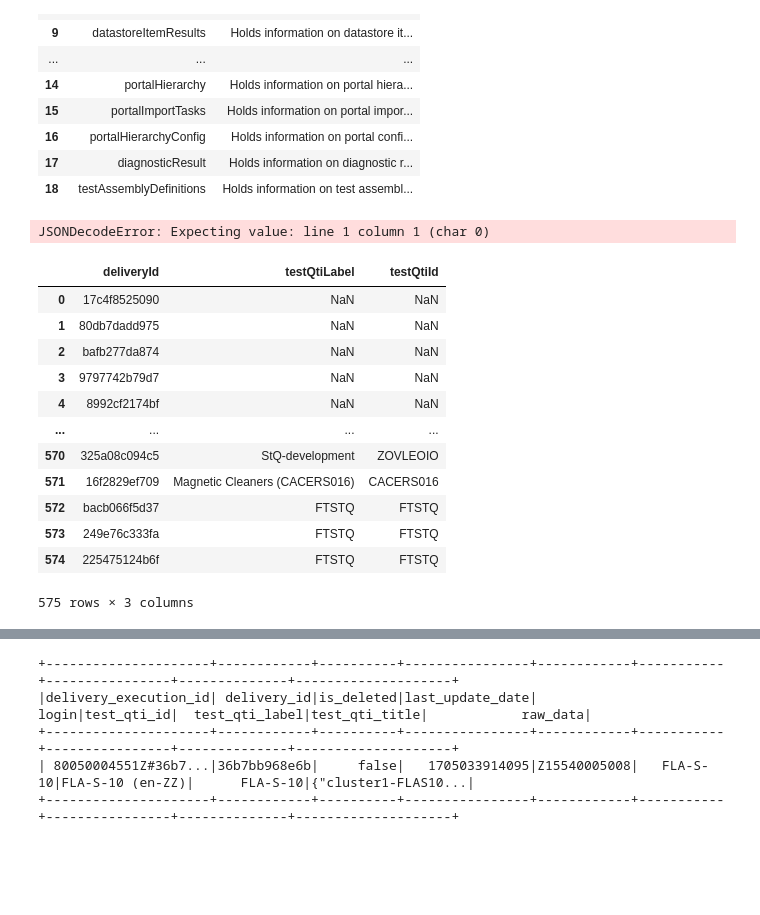
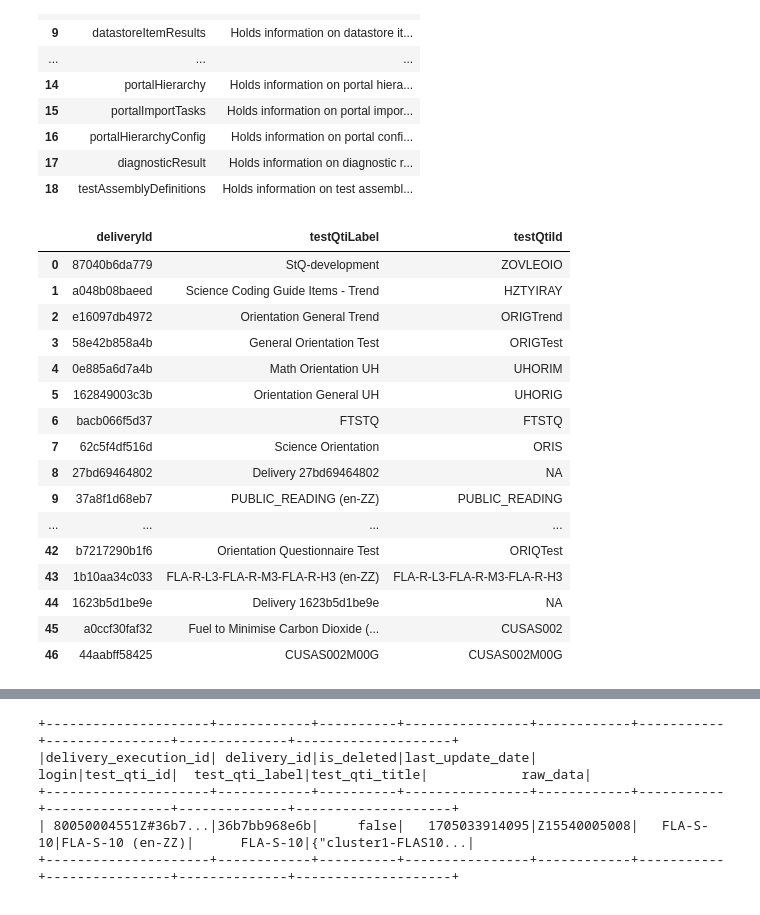
Before and after one commit to leonhead-acer/pisa2025-api-etl, a Jupyter notebook: Getting_started_with_Data_Extraction.ipynb, the cells around one changed output, grey strips where cells are left out. Saved outputs shown, nothing was run; the diff lists cells and outputs as text; code cells hidden in the pictures; blank space fills up the shorter version.

```diff
--- a/Getting_started_with_Data_Extraction.ipynb
+++ b/Getting_started_with_Data_Extraction.ipynb
@@ -234,7 +203,7 @@ df_health.text
 # %% [output]
 '{"status":"ok"}'
 # %%
-api_url_entity_list = "https://dynamic-query-api-pisa-prod.prod.gcp-eu.taocloud.org/api/v1/entity/list"
+api_url_entity_list = api_url(type=type,endpoint='entity/list')
 response = req_func(req_type = "get", url=api_url_entity_list,token=token)
 df_entity_list = pd.json_normalize(json.loads(response.text))
 df_entity_list
@@ -258,7 +227,7 @@ df_entity_list
 | 18 | testAssemblyDefinitions | Holds information on test assembl... |
 # %%
 def json_schema_get(entity,token):
-    api_entity_get = "https://dynamic-query-api-pisa-qa.staging.gcp-eu.taocloud.org/api/v1/entity/%s" % entity
+    api_entity_get = api_url(type=type,endpoint=('entity/%s' % entity))
     df_entity_schema = req_func(req_type = "get",url=api_entity_get,token=token)
     return df_entity_schema
 # %%
@@ -266,7 +235,7 @@ import pandas as pd
 
 entities = df_entity_list['name']
 
-with pd.ExcelWriter('entity_specx.xlsx') as writer:
+with pd.ExcelWriter('all_entities_spec_' + type.upper() + '_' + '.xlsx') as writer:
     for ent in entities:
         resp = json_schema_get(entity=ent,token=token)
         df = pd.json_normalize(resp.json())
@@ -279,8 +248,6 @@ with pd.ExcelWriter('entity_specx.xlsx') as writer:
                 len(str(series.name))  # len of column name/header
                 )) + 1  # adding a little extra space
             worksheet.set_column(idx, idx, max_len)  # set column width
-# %% [output]
-JSONDecodeError: Expecting value: line 1 column 1 (char 0)
 # %%
 def api_json_extract(response,entity,options=None):
 
@@ -446,23 +414,51 @@ output = api_json_extract(ent_df[ent_keys[0]], entity = ent_keys[0], options = N
+# %%
+entities = [
+  'datastoreDeliveryResults',
+  'datastoreUIEvents',
+  'datastoreDeliveries'
+]
+ent_df = {}
+
+for ent in entities:
+  url = api_url(type=type,endpoint=('search/%s' % ent))
+
+  pageSize=1000
+  entity='datastoreDeliveryResults'
+  filters=[
+    {
+      "field": "deliveryId",
+      "type": "terms",
+      "values": deliveries
+    }
+  ]
+  # filters=None
+
+  payload = payload_ent(entity=ent, pageSize=pageSize, filters=filters)
+  resp = req_func(req_type='post',url=url,token=token, data=payload)
+  df = api_json_extract(resp, entity = ent, options = None)
+  ent_df[ent] = df
 # %%
 from datetime import date
 
-all_deliveries_results = pd.json_normalize(output,record_path=['data'],max_level=0)
-# all_deliveries_results['uniqueId'] = all_deliveries_results['deliveryId'] + all_deliveries_results['login']
-del_tab = all_deliveries_results[['deliveryId','testQtiLabel','testQtiId']].drop_duplicates()
-del_tab.to_excel('all_delivery results '+ date.today().strftime('%Y%m%d') + '.xlsx')
-del_tab
+all_deliveries_results = ent_df['datastoreDeliveryResults'][['deliveryId','testQtiLabel','testQtiId']].drop_duplicates().reset_index(drop=True)
+all_deliveries_results.to_excel('all_delivery results '+ date.today().strftime('%Y%m%d') + '.xlsx',index=False)
+all_deliveries_results
 # %% [output]
 |  | deliveryId | testQtiLabel | testQtiId |
-| 0 | 17c4f8525090 | NaN | NaN |
-| 1 | 80db7dadd975 | NaN | NaN |
-| 2 | bafb277da874 | NaN | NaN |
-| 3 | 9797742b79d7 | NaN | NaN |
-| 4 | 8992cf2174bf | NaN | NaN |
+| 0 | 87040b6da779 | StQ-development | ZOVLEOIO |
+| 1 | a048b08baeed | Science Coding Guide Items - Trend | HZTYIRAY |
+| 2 | e16097db4972 | Orientation General Trend | ORIGTrend |
+| 3 | 58e42b858a4b | General Orientation Test | ORIGTest |
+| 4 | 0e885a6d7a4b | Math Orientation UH | UHORIM |
+| 5 | 162849003c3b | Orientation General UH | UHORIG |
+| 6 | bacb066f5d37 | FTSTQ | FTSTQ |
+| 7 | 62c5f4df516d | Science Orientation | ORIS |
+| 8 | 27bd69464802 | Delivery 27bd69464802 | NA |
+| 9 | 37a8f1d68eb7 | PUBLIC_READING (en-ZZ) | PUBLIC_READING |
 | ... | ... | ... | ... |
-| 570 | 325a08c094c5 | StQ-development | ZOVLEOIO |
-| 571 | 16f2829ef709 | Magnetic Cleaners (CACERS016) | CACERS016 |
-| 572 | bacb066f5d37 | FTSTQ | FTSTQ |
-| 573 | 249e76c333fa | FTSTQ | FTSTQ |
-| 574 | 225475124b6f | FTSTQ | FTSTQ |
+| 42 | b7217290b1f6 | Orientation Questionnaire Test | ORIQTest |
+| 43 | 1b10aa34c033 | FLA-R-L3-FLA-R-M3-FLA-R-H3 (en-ZZ) | FLA-R-L3-FLA-R-M3-FLA-R-H3 |
+| 44 | 1623b5d1be9e | Delivery 1623b5d1be9e | NA |
+| 45 | a0ccf30faf32 | Fuel to Minimise Carbon Dioxide (... | CUSAS002 |
+| 46 | 44aabff58425 | CUSAS002M00G | CUSAS002M00G |
-575 rows × 3 columns
 # %%
```
Also changed, not shown: parts of 24 cells of this notebook, 1 other file.
